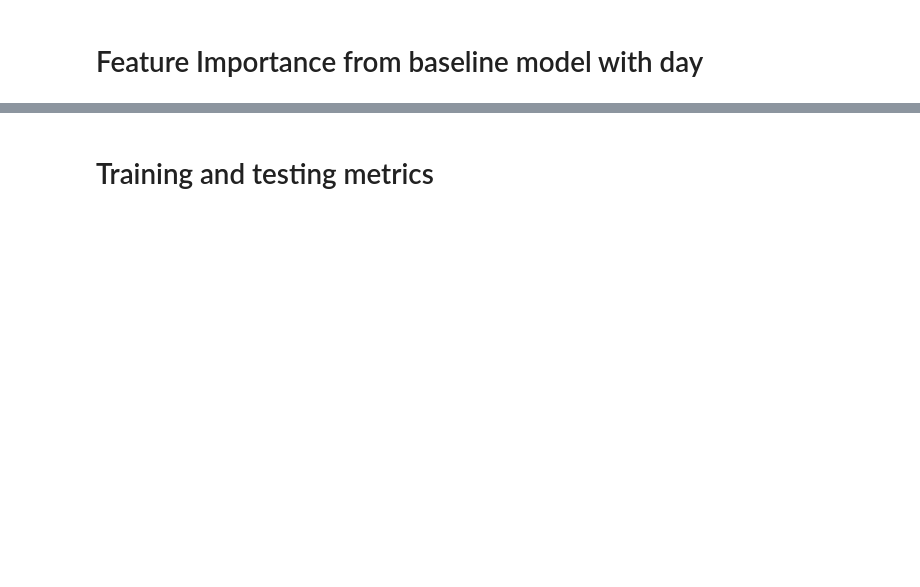
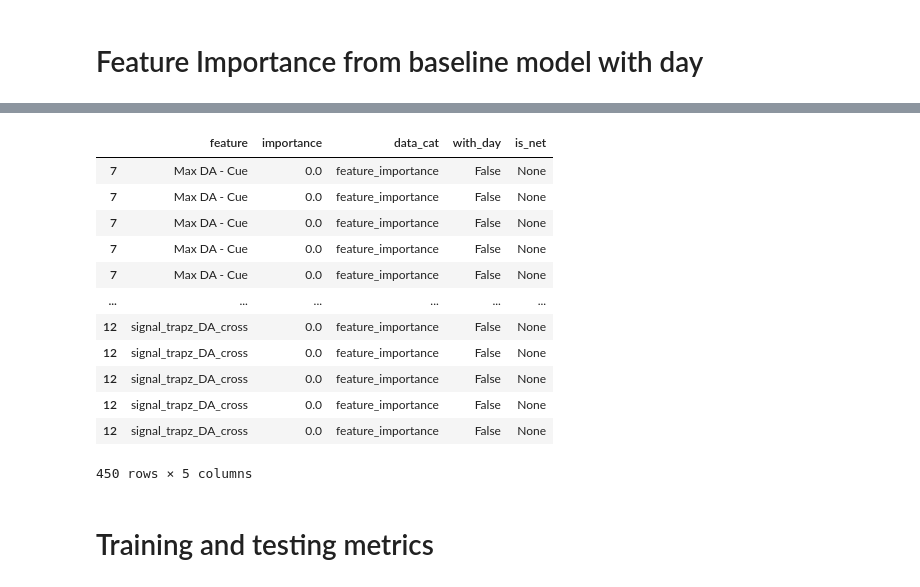
Before and after one commit to Mschaid/ENIGMA, a Jupyter notebook: notebooks/reports/final_experiments_analysis.ipynb, the cells around one changed output, grey strips where cells are left out. Saved outputs shown, nothing was run; the diff lists cells and outputs as text; code cells hidden in the pictures; blank space fills up the shorter version.

```diff
--- a/notebooks/reports/final_experiments_analysis.ipynb
+++ b/notebooks/reports/final_experiments_analysis.ipynb
@@ -76,3 +78,19 @@ AttributeError: Rectangle.set() got an unexpected keyword argument 'legend'
+# %%
+feature_analyzer.data_frame
+# %% [output]
+|  | feature | importance | data_cat | with_day | is_net |
+| 7 | Max DA - Cue | 0.0 | feature_importance | False | None |
+| 7 | Max DA - Cue | 0.0 | feature_importance | False | None |
+| 7 | Max DA - Cue | 0.0 | feature_importance | False | None |
+| 7 | Max DA - Cue | 0.0 | feature_importance | False | None |
+| 7 | Max DA - Cue | 0.0 | feature_importance | False | None |
+| ... | ... | ... | ... | ... | ... |
+| 12 | signal_trapz_DA_cross | 0.0 | feature_importance | False | None |
+| 12 | signal_trapz_DA_cross | 0.0 | feature_importance | False | None |
+| 12 | signal_trapz_DA_cross | 0.0 | feature_importance | False | None |
+| 12 | signal_trapz_DA_cross | 0.0 | feature_importance | False | None |
+| 12 | signal_trapz_DA_cross | 0.0 | feature_importance | False | None |
+450 rows × 5 columns
 # %% [markdown]
 # Training and testing metrics
 # %%
```
Also changed, not shown: parts of 5 cells of this notebook, 6 other files.
